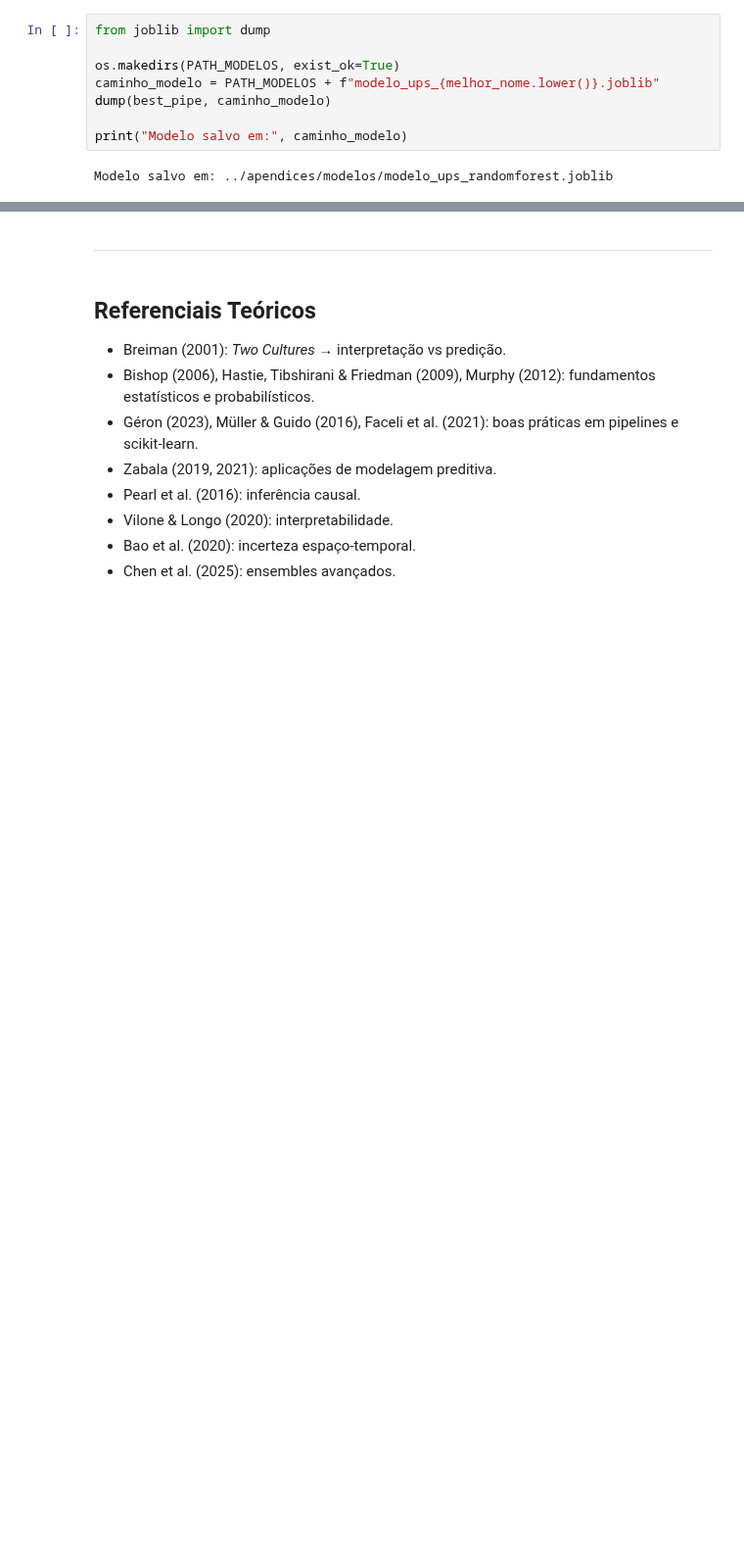
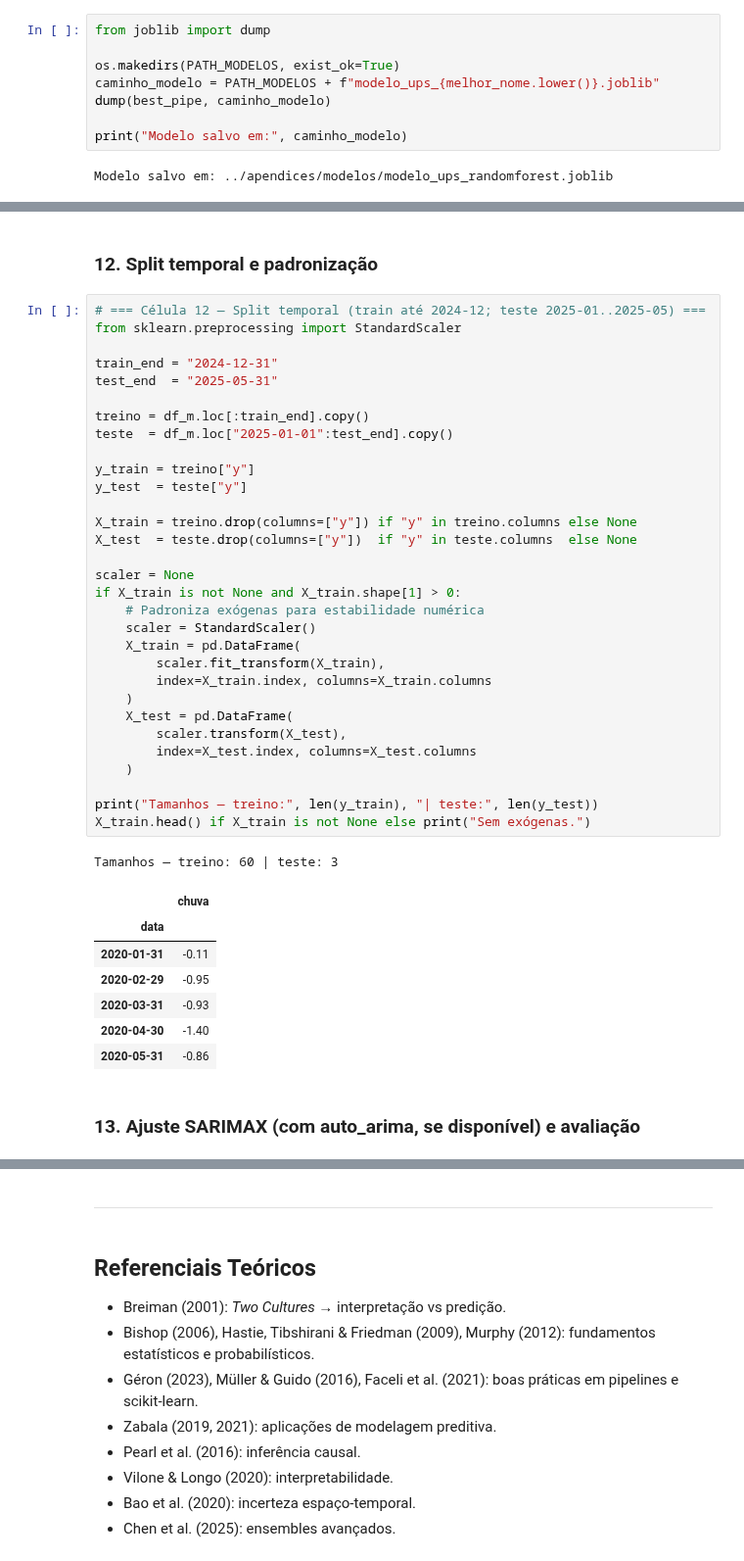
Before and after one commit to nandasiq/acidentes-poa, a Jupyter notebook: notebooks/04_modelagem.ipynb, the cells around one changed output, grey strips where cells are left out. Shown at 98% size. Cells and saved outputs as stored; diff of their text form; blank space fills up the shorter version.

```diff
--- a/notebooks/04_modelagem.ipynb
+++ b/notebooks/04_modelagem.ipynb
@@ -396,0 +464,44 @@ else:
+# %% [markdown]
+### 12. Split temporal e padronização
+# %%
+# === Célula 12 — Split temporal (train até 2024-12; teste 2025-01..2025-05) ===
+from sklearn.preprocessing import StandardScaler
+
+train_end = "2024-12-31"
+test_end  = "2025-05-31"
+
+treino = df_m.loc[:train_end].copy()
+teste  = df_m.loc["2025-01-01":test_end].copy()
+
+y_train = treino["y"]
+y_test  = teste["y"]
+
+X_train = treino.drop(columns=["y"]) if "y" in treino.columns else None
+X_test  = teste.drop(columns=["y"])  if "y" in teste.columns  else None
+
+scaler = None
+if X_train is not None and X_train.shape[1] > 0:
+    # Padroniza exógenas para estabilidade numérica
+    scaler = StandardScaler()
+    X_train = pd.DataFrame(
+        scaler.fit_transform(X_train),
+        index=X_train.index, columns=X_train.columns
+    )
+    X_test = pd.DataFrame(
+        scaler.transform(X_test),
+        index=X_test.index, columns=X_test.columns
+    )
+
+print("Tamanhos — treino:", len(y_train), "| teste:", len(y_test))
+X_train.head() if X_train is not None else print("Sem exógenas.")
+# %% [output]
+Tamanhos — treino: 60 | teste: 3
+|  | chuva |
+| data |  |
+| 2020-01-31 | -0.11 |
+| 2020-02-29 | -0.95 |
+| 2020-03-31 | -0.93 |
+| 2020-04-30 | -1.40 |
+| 2020-05-31 | -0.86 |
+# %% [markdown]
+### 13. Ajuste SARIMAX (com auto_arima, se disponível) e avaliação
```
Also changed, not shown: parts of 6 cells of this notebook, 2 other files.
